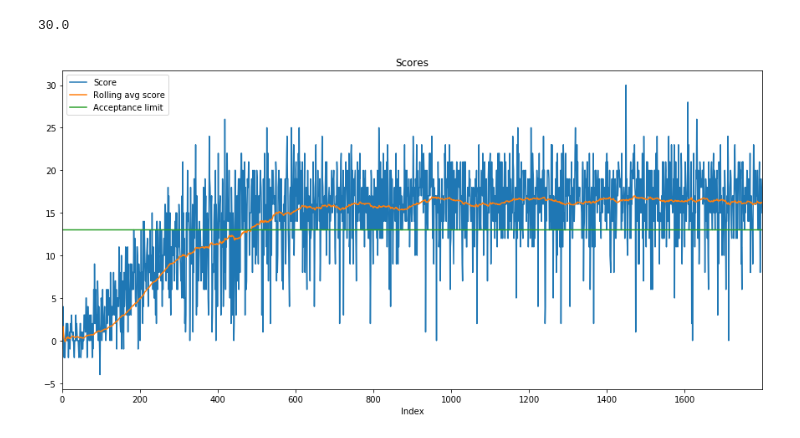
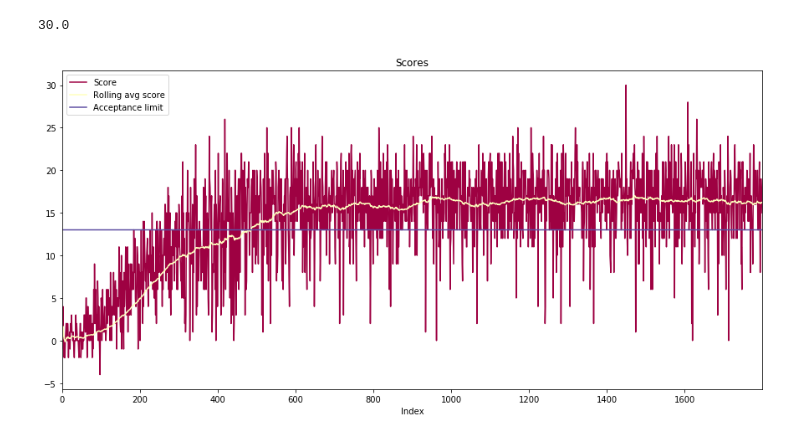
Before and after one commit to IzidoroBaltazar/DeepReinfLearning, a Jupyter notebook: project1/Navigation.ipynb, the cells around one changed output. Cells and saved outputs as stored; diff of their text form; code cells hidden in the pictures.

Commit message:
[FEATURE] add training figure

```diff
--- a/project1/Navigation.ipynb
+++ b/project1/Navigation.ipynb
@@ -280,11 +280,16 @@ df['Rolling avg score'].max()
 df['Score'].max()
 # %% [output]
 30.0
+# %%
+from matplotlib import cm
+
+
+cmap = cm.get_cmap('Spectral')
 # %%
 df = pd.read_csv('data.csv', index_col=0)
 df['Acceptance limit'] = a
-pie = df[['Score', 'Rolling avg score', 'Acceptance limit']].plot(figsize=(15,7), title="Scores")
+pie = df[['Score', 'Rolling avg score', 'Acceptance limit']].plot(figsize=(15,7), title="Scores", colormap=cmap)
 fig = pie.get_figure()
 fig.savefig("figure.png")
 # %% [output]
-[figure, old version]
+[figure, new version]
```
Also changed, not shown: 1 other file.
